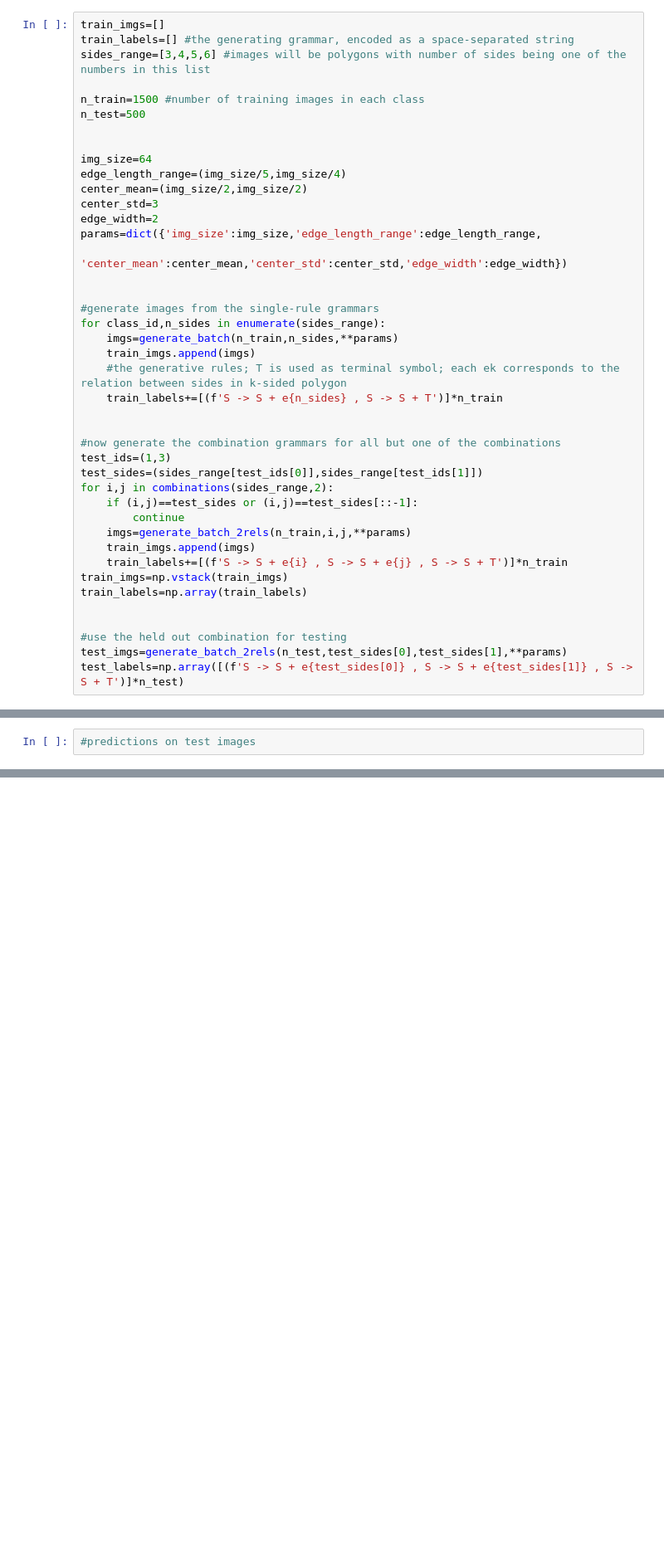
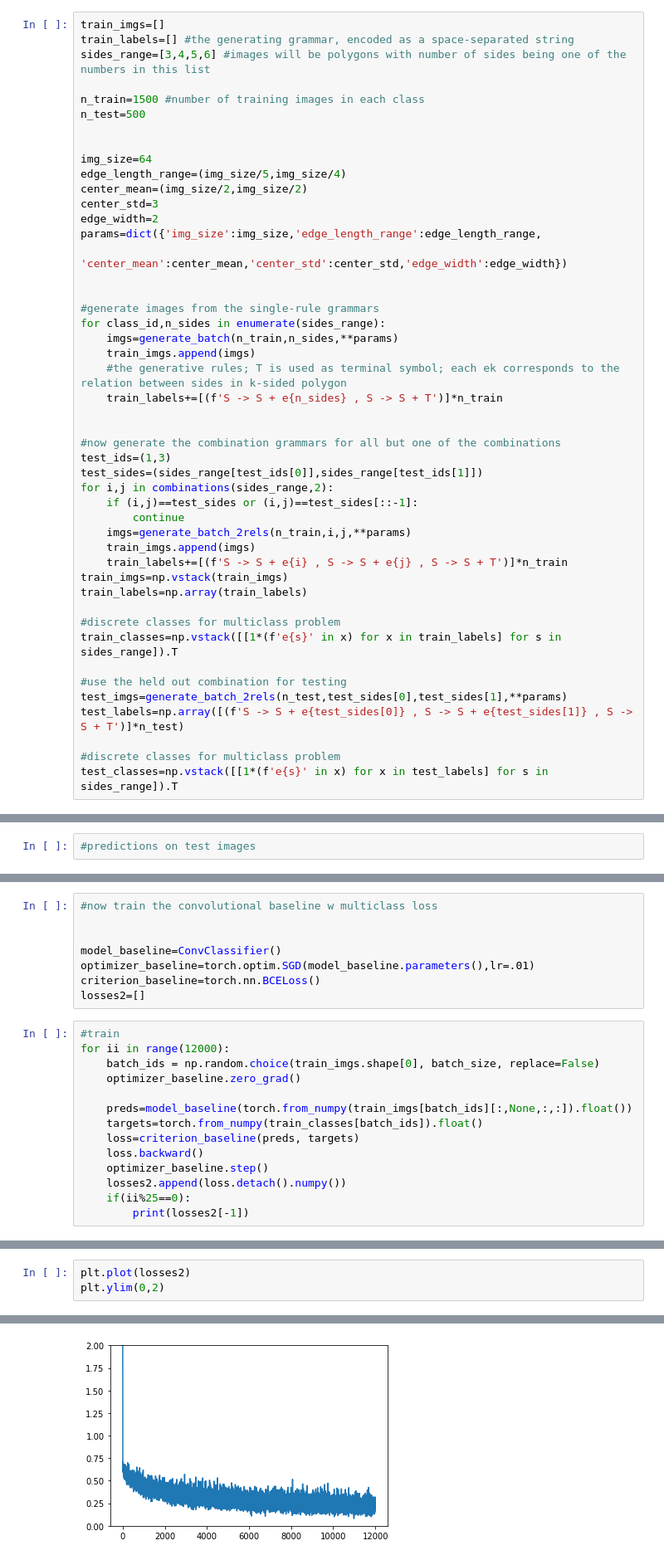
Before and after one commit to sreejank/DeepGenerativeGrammar, a Jupyter notebook: GrammarLSTM_2rels.ipynb, the cells around one changed output, grey strips where cells are left out. Shown: that part at 83% size. Drawn from its saved outputs; the diff is of its cells as text; blank space fills up the shorter version.

Commit message:
added convolutional baseline to classification problem

```diff
--- a/GrammarLSTM_2rels.ipynb
+++ b/GrammarLSTM_2rels.ipynb
@@ -45,10 +45,15 @@ for i,j in combinations(sides_range,2):
 train_imgs=np.vstack(train_imgs)
 train_labels=np.array(train_labels)
 
+#discrete classes for multiclass problem
+train_classes=np.vstack([[1*(f'e{s}' in x) for x in train_labels] for s in sides_range]).T
 
 #use the held out combination for testing
 test_imgs=generate_batch_2rels(n_test,test_sides[0],test_sides[1],**params)
 test_labels=np.array([(f'S -> S + e{test_sides[0]} , S -> S + e{test_sides[1]} , S -> S + T')]*n_test)
+
+#discrete classes for multiclass problem
+test_classes=np.vstack([[1*(f'e{s}' in x) for x in test_labels] for s in sides_range]).T
 # %%
 plt.imshow(test_imgs[np.random.choice(len(test_imgs))])
 # %% [output]
@@ -217,0 +306,22 @@ ids=np.random.choice(len(test_labels),10,replace=False) #pick some images random
+# %%
+#now train the convolutional baseline w multiclass loss
+
+
+model_baseline=ConvClassifier()
+optimizer_baseline=torch.optim.SGD(model_baseline.parameters(),lr=.01)
+criterion_baseline=torch.nn.BCELoss()
+losses2=[]
+# %%
+#train
+for ii in range(12000):
+    batch_ids = np.random.choice(train_imgs.shape[0], batch_size, replace=False)
+    optimizer_baseline.zero_grad()
+
+    preds=model_baseline(torch.from_numpy(train_imgs[batch_ids][:,None,:,:]).float())
+    targets=torch.from_numpy(train_classes[batch_ids]).float()
+    loss=criterion_baseline(preds, targets)
+    loss.backward()
+    optimizer_baseline.step()
+    losses2.append(loss.detach().numpy())
+    if(ii%25==0):
+        print(losses2[-1])
@@ -217,0 +346,4 @@ ids=np.random.choice(len(test_labels),10,replace=False) #pick some images random
+# %%
+plt.plot(losses2)
+plt.ylim(0,2)
+# %% [output]
@@ -217,0 +351 @@ ids=np.random.choice(len(test_labels),10,replace=False) #pick some images random
+[figure, added]
```
Also changed, not shown: parts of 26 cells of this notebook.
